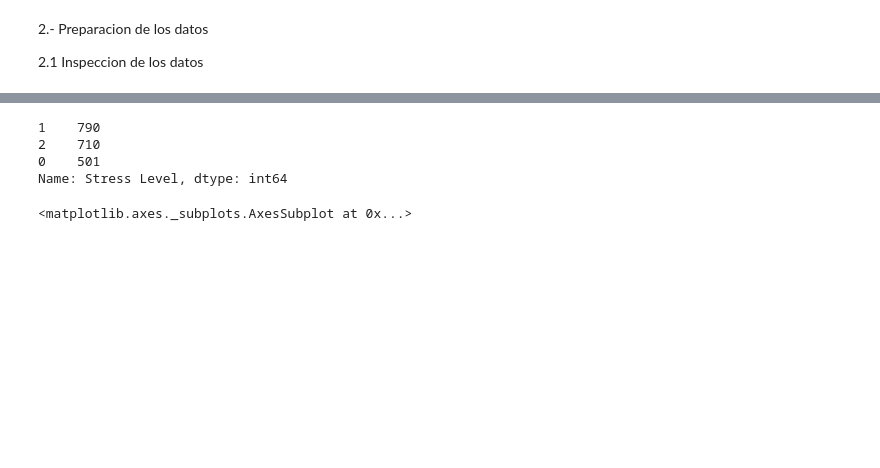
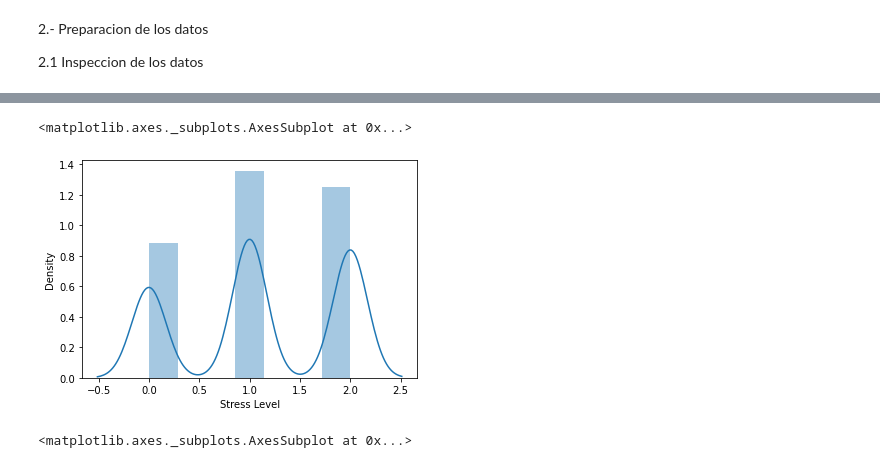
Before and after one commit to lenim2/BIGDATA, a Jupyter notebook: Copia_de_Practica_1_Human_Stress.ipynb, the cells around one changed output, grey strips where cells are left out. Saved outputs shown, nothing was run; the diff lists cells and outputs as text; code cells hidden in the pictures; blank space fills up the shorter version.

```diff
--- a/Copia_de_Practica_1_Human_Stress.ipynb
+++ b/Copia_de_Practica_1_Human_Stress.ipynb
@@ -120,11 +162,10 @@ dtype: int64
+# %%
+sms.distplot(stress['Stress Level'])
+# %% [output]
+<matplotlib.axes._subplots.AxesSubplot at 0x...>
+[figure, added]
 # %%
 targets=stress['Stress Level'].value_counts()
-targets
-# %% [output]
-1    790
-2    710
-0    501
-Name: Stress Level, dtype: int64
 # %%
 sms.barplot(x=targets.index, y=targets)
 # %% [output]
```
Also changed, not shown: parts of 27 cells of this notebook.
